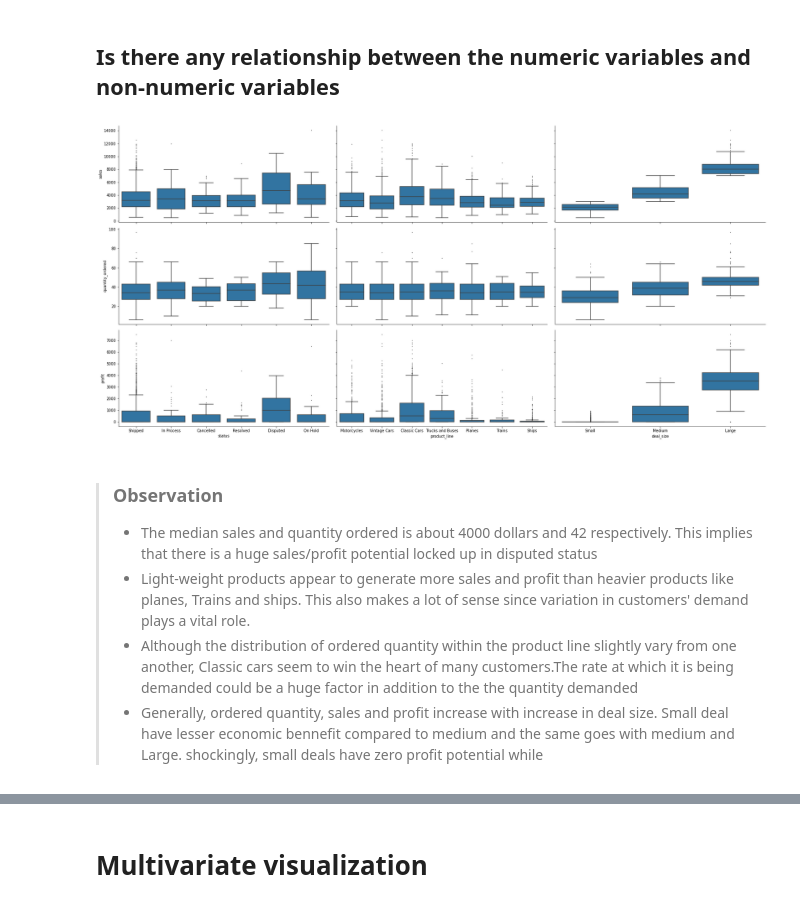
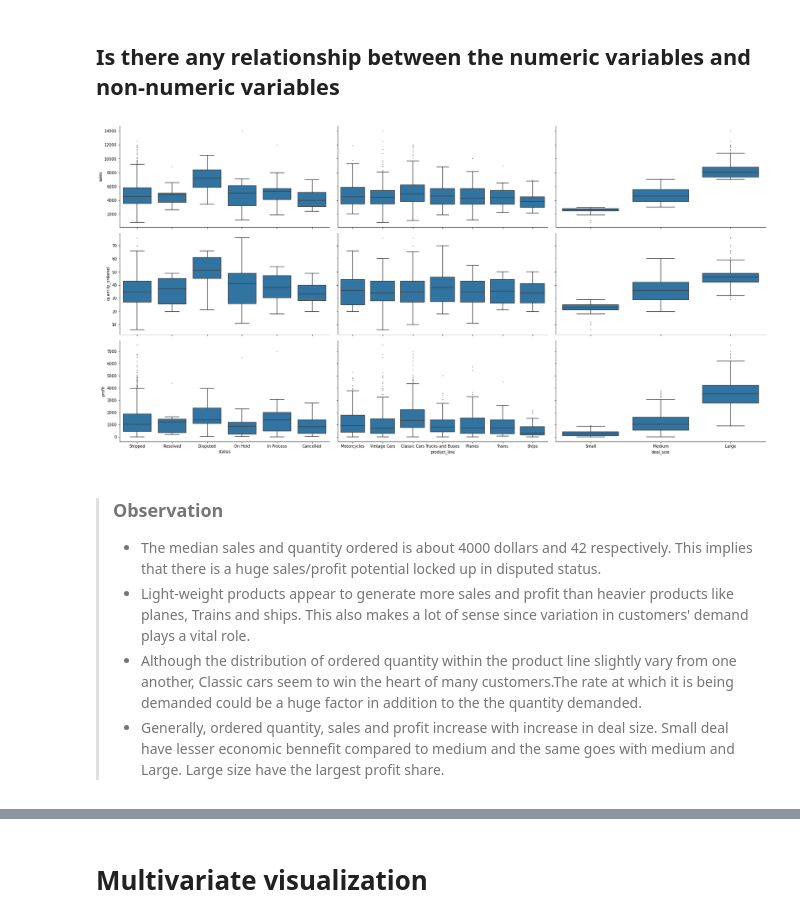
Before and after one commit to Biob-scientist/Sales_analytics, a Jupyter notebook: sales_exploratory_analysis.ipynb, the cells around one changed output, grey strips where cells are left out. Drawn from its saved outputs; the diff is of its cells as text; code cells hidden in the pictures.

Commit message:
chore: Complete ploting all visualizations

```diff
--- a/sales_exploratory_analysis.ipynb
+++ b/sales_exploratory_analysis.ipynb
@@ -356,7 +361,11 @@ sns.heatmap(data=df.corr(),annot=True,fmt='.2f',cmap='viridis_r')
 <AxesSubplot:>
 [figure]
 # %%
+
+
 df['year']=df.order_date.dt.year
 df.year=df.year.astype(str)
-sns.scatterplot(data=df,x='year',y='profit');
+order_year=pd.api.types.CategoricalDtype(ordered=True,categories=['2003','2004','2005'])
+df.year=df.year.astype(order_year)
+sns.scatterplot(data=df[df['profit']>0],x='year',y='profit',x_jitter=0.4,alpha=1/20);
 # %% [output]
@@ -388,18 +427,17 @@ plt.show()
 # %% [markdown]
 ## Is there any relationship between the numeric variables and non-numeric variables
 # %%
-
 x_vals=['sales','quantity_ordered','profit']
 y_vals=['status','product_line','deal_size']
-g=sns.PairGrid(data=df,y_vars=x_vals,x_vars=y_vals,height = 4, aspect=2.1,)
+g=sns.PairGrid(data=df[df['profit']>0],y_vars=x_vals,x_vars=y_vals,height = 4, aspect=2,)
 g.map(sns.boxplot, fliersize=1,color=b_color)
 
 plt.show()
 # %% [output]
-[figure, old version]
+[figure, new version]
 # %% [markdown]
 >### Observation
->- The median sales  and quantity ordered is about 4000 dollars and 42 respectively. This implies that there is a huge sales/profit potential locked up in disputed status
+>- The median sales  and quantity ordered is about 4000 dollars and 42 respectively. This implies that there is a huge sales/profit potential locked up in disputed status.
 >- Light-weight products appear to generate more sales and profit than heavier products like planes, Trains and ships. This also makes a lot of sense since variation in customers' demand plays a vital role.
->- Although the distribution of ordered quantity within the product line slightly vary from one another, Classic cars seem to win the heart of many customers.The rate at which it is being demanded could be a huge factor in addition to the the quantity demanded
->- Generally, ordered quantity, sales and profit increase with increase in deal size. Small deal have lesser economic bennefit compared to medium and the same goes with medium and Large. shockingly, small deals have zero profit potential while
+>- Although the distribution of ordered quantity within the product line slightly vary from one another, Classic cars seem to win the heart of many customers.The rate at which it is being demanded could be a huge factor in addition to the the quantity demanded.
+>- Generally, ordered quantity, sales and profit increase with increase in deal size. Small deal have lesser economic bennefit compared to medium and the same goes with medium and Large. Large size have the largest profit share.
```
Also changed, not shown: parts of 45 cells of this notebook.
